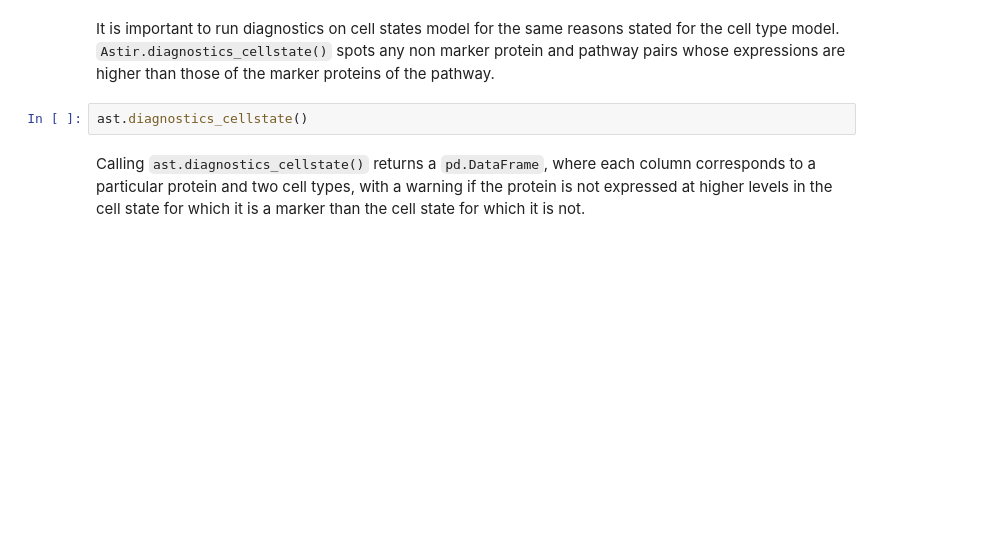
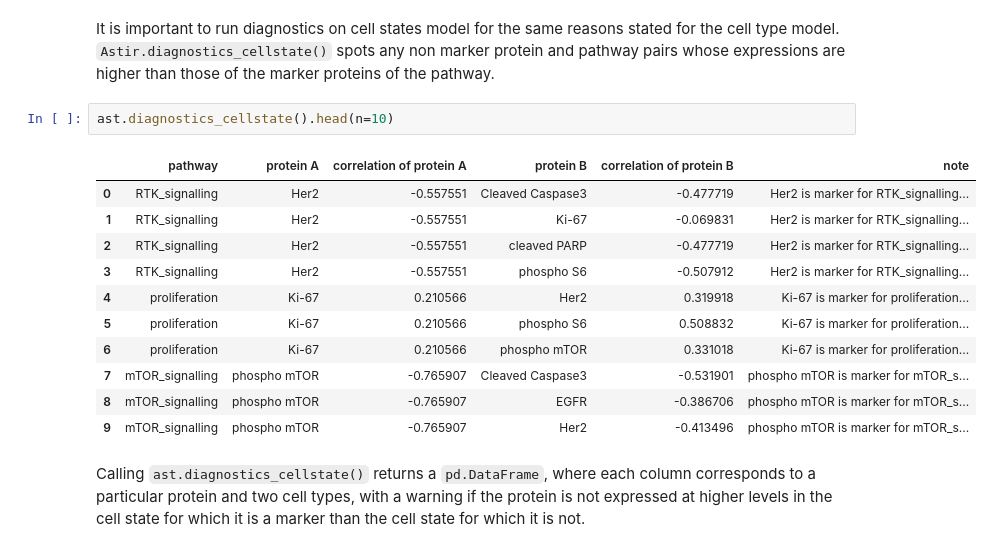
Before and after one commit to camlab-bioml/astir, a Jupyter notebook: docs/tutorials/notebooks/getting_started.ipynb, the cells around one changed output. Drawn from its saved outputs; the diff is of its cells as text; blank space fills up the shorter version.

Commit message:
Diagnostics tutorials

```diff
--- a/docs/tutorials/notebooks/getting_started.ipynb
+++ b/docs/tutorials/notebooks/getting_started.ipynb
@@ -231,7 +236,19 @@ stated for the cell type model. `Astir.diagnostics_cellstate()` spots any non
  marker protein and pathway pairs whose expressions are higher than those of
  the marker proteins of the pathway.
 # %%
-ast.diagnostics_cellstate()
+ast.diagnostics_cellstate().head(n=10)
+# %% [output]
+|  | pathway | protein A | correlation of protein A | protein B | correlation of protein B | note |
+| 0 | RTK_signalling | Her2 | -0.557551 | Cleaved Caspase3 | -0.477719 | Her2 is marker for RTK_signalling... |
+| 1 | RTK_signalling | Her2 | -0.557551 | Ki-67 | -0.069831 | Her2 is marker for RTK_signalling... |
+| 2 | RTK_signalling | Her2 | -0.557551 | cleaved PARP | -0.477719 | Her2 is marker for RTK_signalling... |
+| 3 | RTK_signalling | Her2 | -0.557551 | phospho S6 | -0.507912 | Her2 is marker for RTK_signalling... |
+| 4 | proliferation | Ki-67 | 0.210566 | Her2 | 0.319918 | Ki-67 is marker for proliferation... |
+| 5 | proliferation | Ki-67 | 0.210566 | phospho S6 | 0.508832 | Ki-67 is marker for proliferation... |
+| 6 | proliferation | Ki-67 | 0.210566 | phospho mTOR | 0.331018 | Ki-67 is marker for proliferation... |
+| 7 | mTOR_signalling | phospho mTOR | -0.765907 | Cleaved Caspase3 | -0.531901 | phospho mTOR is marker for mTOR_s... |
+| 8 | mTOR_signalling | phospho mTOR | -0.765907 | EGFR | -0.386706 | phospho mTOR is marker for mTOR_s... |
+| 9 | mTOR_signalling | phospho mTOR | -0.765907 | Her2 | -0.413496 | phospho mTOR is marker for mTOR_s... |
 # %% [markdown]
 Calling `ast.diagnostics_cellstate()` returns a `pd.DataFrame`, where each
 column corresponds to a particular protein and two cell types, with a warning
```
Also changed, not shown: parts of 11 cells of this notebook.
